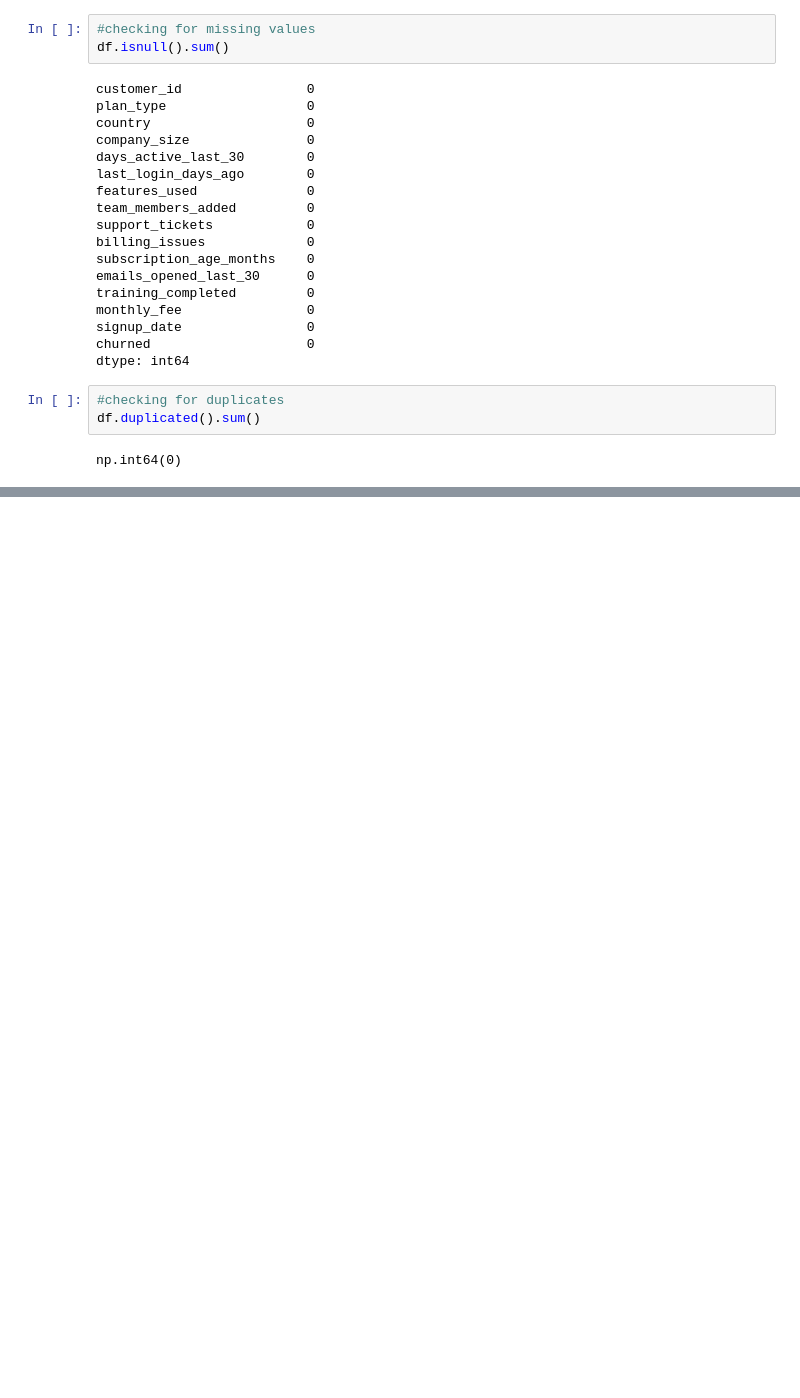
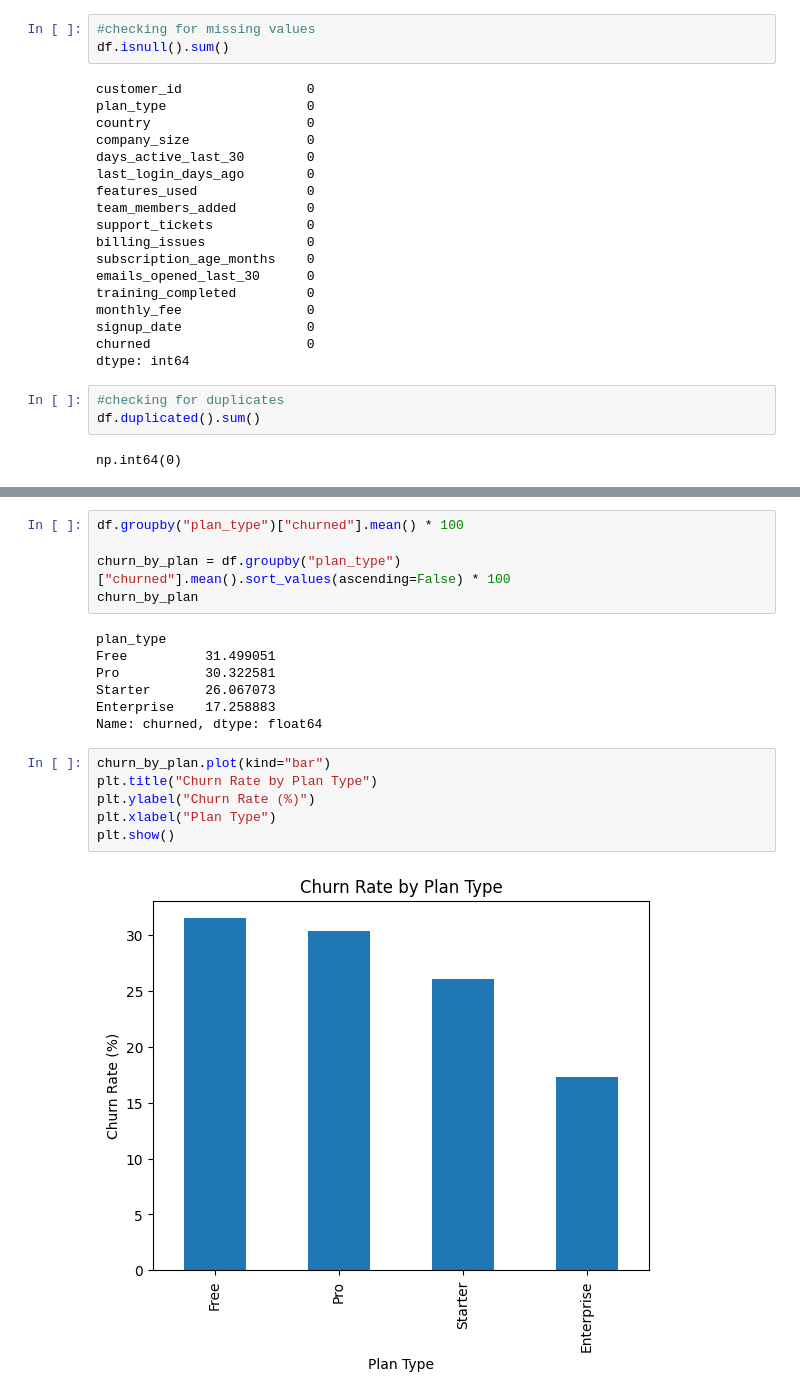
Before and after one commit to Toluwalase-Taiwo/retentionIQ, a Jupyter notebook: notebooks/eda_analysis.ipynb, the cells around one changed output, grey strips where cells are left out. Drawn from its saved outputs; the diff is of its cells as text; blank space fills up the shorter version.

```diff
--- a/notebooks/eda_analysis.ipynb
+++ b/notebooks/eda_analysis.ipynb
@@ -96,0 +104,20 @@ KeyError: 'churn'
+# %%
+df.groupby("plan_type")["churned"].mean() * 100
+
+churn_by_plan = df.groupby("plan_type")["churned"].mean().sort_values(ascending=False) * 100
+churn_by_plan
+# %% [output]
+plan_type
+Free          31.499051
+Pro           30.322581
+Starter       26.067073
+Enterprise    17.258883
+Name: churned, dtype: float64
+# %%
+churn_by_plan.plot(kind="bar")
+plt.title("Churn Rate by Plan Type")
+plt.ylabel("Churn Rate (%)")
+plt.xlabel("Plan Type")
+plt.show()
+# %% [output]
+[figure, added]
```
Also changed, not shown: parts of 51 cells of this notebook, 2 other files.
